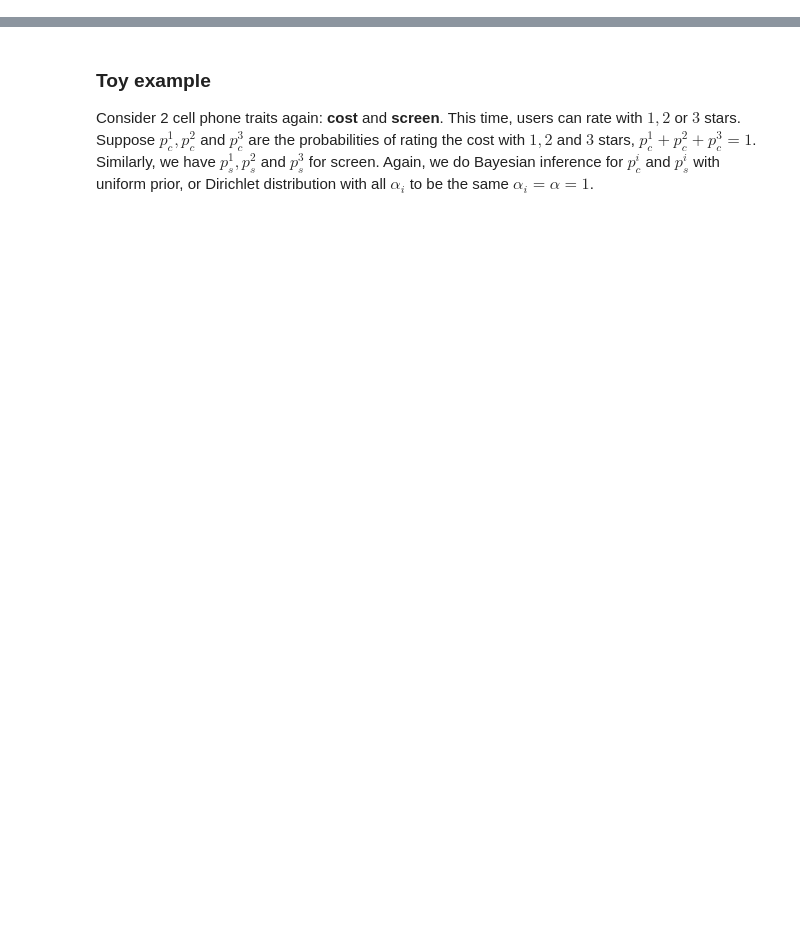
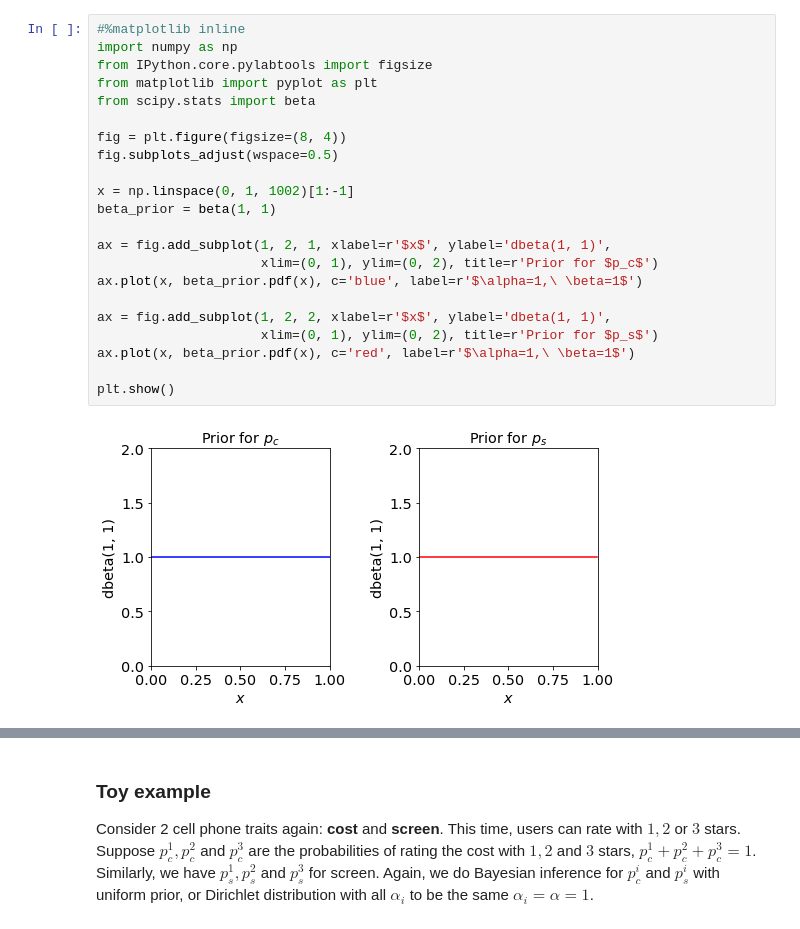
Before and after one commit to lexuanthongnhat/notebooks, a Jupyter notebook: Reviews Solicitation.ipynb, the cells around one changed output, grey strips where cells are left out. Cells and saved outputs as stored; diff of their text form; blank space fills up the shorter version.

```diff
--- a/Reviews Solicitation.ipynb
+++ b/Reviews Solicitation.ipynb
@@ -0,0 +40,24 @@
+# %%
+#%matplotlib inline
+import numpy as np
+from IPython.core.pylabtools import figsize
+from matplotlib import pyplot as plt
+from scipy.stats import beta
+
+fig = plt.figure(figsize=(8, 4))
+fig.subplots_adjust(wspace=0.5)
+
+x = np.linspace(0, 1, 1002)[1:-1]
+beta_prior = beta(1, 1)
+
+ax = fig.add_subplot(1, 2, 1, xlabel=r'$x$', ylabel='dbeta(1, 1)',
+                     xlim=(0, 1), ylim=(0, 2), title=r'Prior for $p_c$')
+ax.plot(x, beta_prior.pdf(x), c='blue', label=r'$\alpha=1,\ \beta=1$')
+
+ax = fig.add_subplot(1, 2, 2, xlabel=r'$x$', ylabel='dbeta(1, 1)',
+                     xlim=(0, 1), ylim=(0, 2), title=r'Prior for $p_s$')
+ax.plot(x, beta_prior.pdf(x), c='red', label=r'$\alpha=1,\ \beta=1$')
+
+plt.show()
+# %% [output]
+[figure, added]
```
Also changed, not shown: parts of 14 cells of this notebook.
